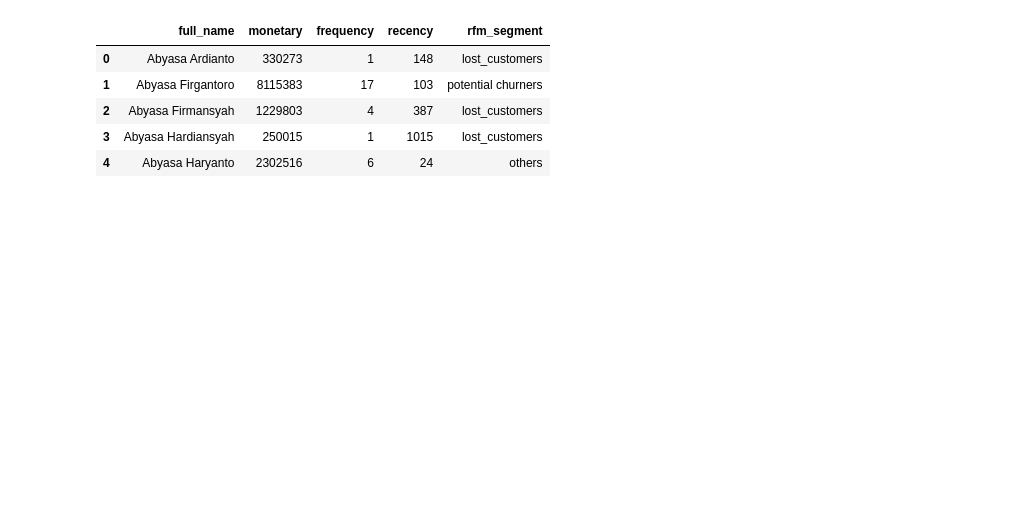
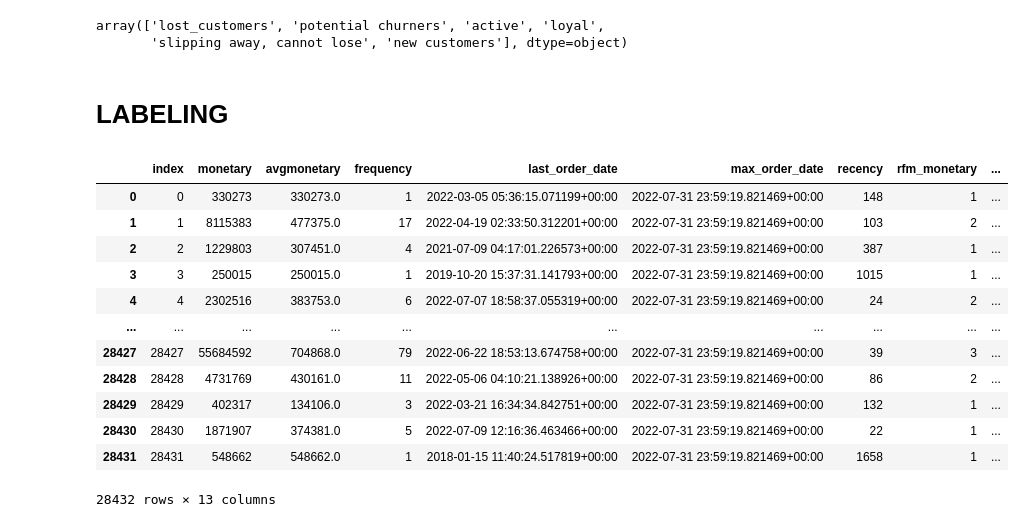
Before and after one commit to frqwuzhere/KNN_fashion-customer, a Jupyter notebook: classification.ipynb, the cells around one changed output. Cells and saved outputs as stored; diff of their text form; code cells hidden in the pictures; blank space fills up the shorter version.

```diff
--- a/classification.ipynb
+++ b/classification.ipynb
@@ -10,2 +4,2 @@ import seaborn as sns
 # %%
-df = pd.read_csv('data_segment.csv')
+dataset = pd.read_csv('data_segment.csv')
@@ -12,11 +15,43 @@ df = pd.read_csv('data_segment.csv')
+# %%
+df = dataset.copy()
 # %%
 df['rfm_segment'] = df['rfm_segment'].fillna('others')
+# %%
+df.rfm_segment.unique()
+# %% [output]
+array(['lost_customers', 'potential churners', 'active', 'loyal',
+       'slipping away, cannot lose', 'new customers'], dtype=object)
+# %% [markdown]
+# LABELING
+# %%
+def check_segment(column):
+    if column == 'lost_customers':
+        return 1
+    elif column == 'potential churners':
+        return 2
+    elif column == 'loyal':
+        return 6
+    elif column == 'new customers':
+        return 3
+    elif column == 'slipping away, cannot lose':
+        return 4
+    else :
+        return 5
+
+df['rfm_code'] = df['rfm_segment'].apply(check_segment)
 # %%
-df.head()
+df
 # %% [output]
-|  | full_name | monetary | frequency | recency | rfm_segment |
-| 0 | Abyasa Ardianto | 330273 | 1 | 148 | lost_customers |
-| 1 | Abyasa Firgantoro | 8115383 | 17 | 103 | potential churners |
-| 2 | Abyasa Firmansyah | 1229803 | 4 | 387 | lost_customers |
-| 3 | Abyasa Hardiansyah | 250015 | 1 | 1015 | lost_customers |
-| 4 | Abyasa Haryanto | 2302516 | 6 | 24 | others |
+|  | index | monetary | avgmonetary | frequency | last_order_date | max_order_date | recency | rfm_monetary | ... |
+| 0 | 0 | 330273 | 330273.0 | 1 | 2022-03-05 05:36:15.071199+00:00 | 2022-07-31 23:59:19.821469+00:00 | 148 | 1 | ... |
+| 1 | 1 | 8115383 | 477375.0 | 17 | 2022-04-19 02:33:50.312201+00:00 | 2022-07-31 23:59:19.821469+00:00 | 103 | 2 | ... |
+| 2 | 2 | 1229803 | 307451.0 | 4 | 2021-07-09 04:17:01.226573+00:00 | 2022-07-31 23:59:19.821469+00:00 | 387 | 1 | ... |
+| 3 | 3 | 250015 | 250015.0 | 1 | 2019-10-20 15:37:31.141793+00:00 | 2022-07-31 23:59:19.821469+00:00 | 1015 | 1 | ... |
+| 4 | 4 | 2302516 | 383753.0 | 6 | 2022-07-07 18:58:37.055319+00:00 | 2022-07-31 23:59:19.821469+00:00 | 24 | 2 | ... |
+| ... | ... | ... | ... | ... | ... | ... | ... | ... | ... |
+| 28427 | 28427 | 55684592 | 704868.0 | 79 | 2022-06-22 18:53:13.674758+00:00 | 2022-07-31 23:59:19.821469+00:00 | 39 | 3 | ... |
+| 28428 | 28428 | 4731769 | 430161.0 | 11 | 2022-05-06 04:10:21.138926+00:00 | 2022-07-31 23:59:19.821469+00:00 | 86 | 2 | ... |
+| 28429 | 28429 | 402317 | 134106.0 | 3 | 2022-03-21 16:34:34.842751+00:00 | 2022-07-31 23:59:19.821469+00:00 | 132 | 1 | ... |
+| 28430 | 28430 | 1871907 | 374381.0 | 5 | 2022-07-09 12:16:36.463466+00:00 | 2022-07-31 23:59:19.821469+00:00 | 22 | 1 | ... |
+| 28431 | 28431 | 548662 | 548662.0 | 1 | 2018-01-15 11:40:24.517819+00:00 | 2022-07-31 23:59:19.821469+00:00 | 1658 | 1 | ... |
+28432 rows × 13 columns
```
Also changed, not shown: parts of 12 cells of this notebook, 2 other files.
